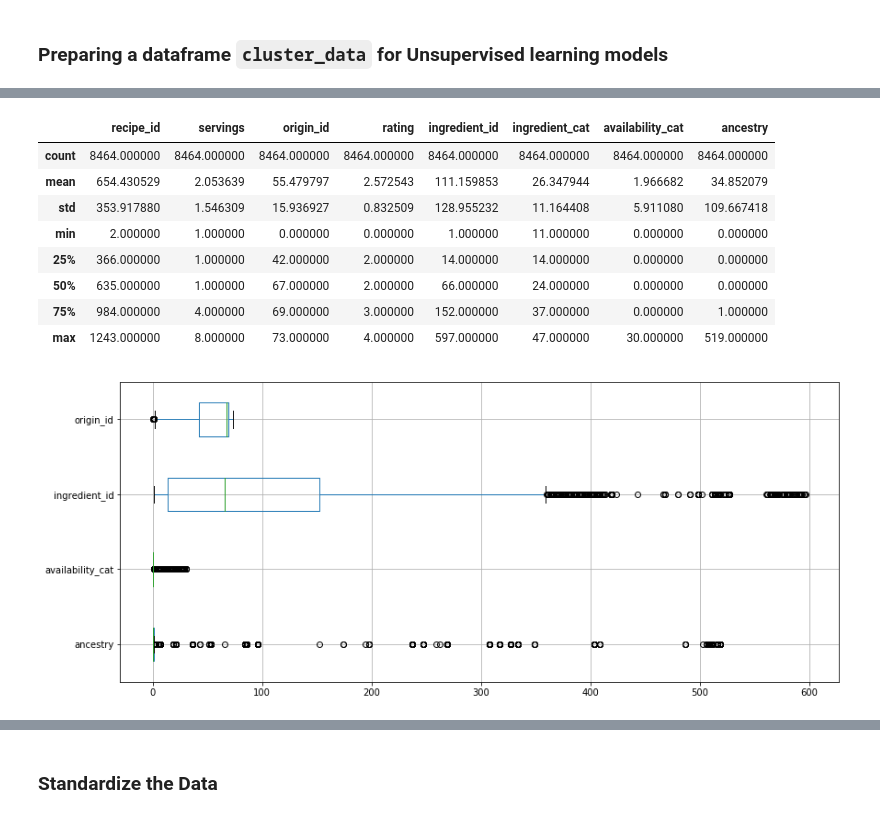
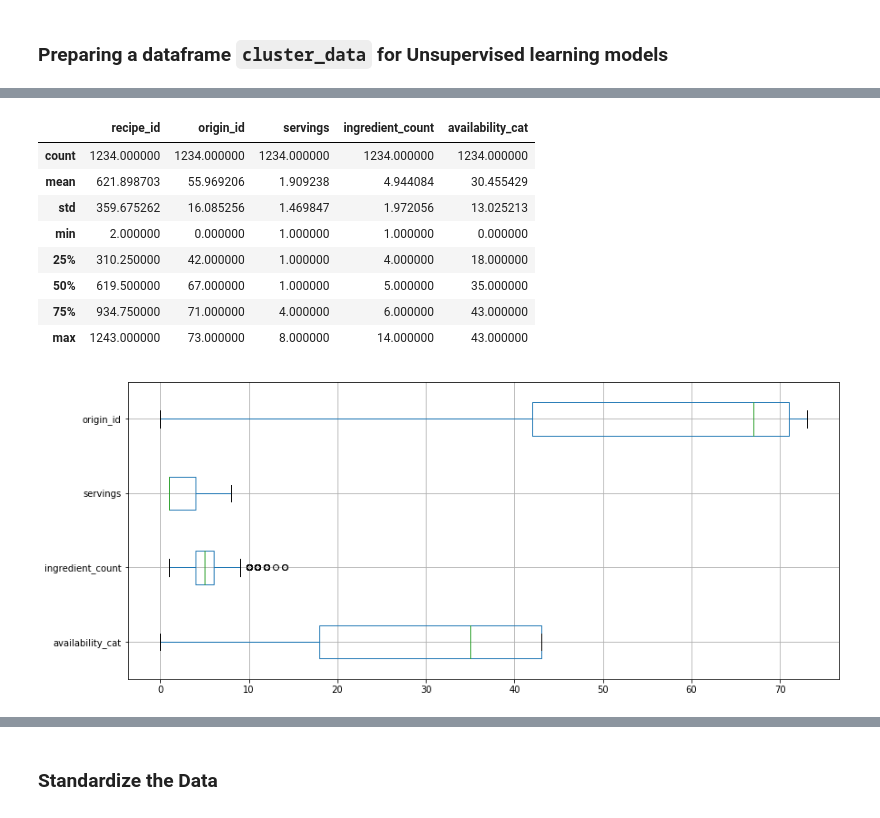
Before and after one commit to rezaadle/food-mama-project, a Jupyter notebook: mama-test.ipynb, the cells around one changed output, grey strips where cells are left out. Cells and saved outputs as stored; diff of their text form; code cells hidden in the pictures.

Commit message:
Reorder availability category

```diff
--- a/mama-test.ipynb
+++ b/mama-test.ipynb
@@ -76,0 +71,3 @@ converted.head()
+# %%
+seasoning_categories = [18, 34, 37, 38, 39, 41, 42, 44, 45]
+df = converted[converted['category_id'].apply(lambda x: x not in seasoning_categories)]
@@ -77,5 +76,5 @@ converted.head()
 # %%
-cluster_data = converted.loc[:, ['title', 'recipe_id', 'servings', 'origin_id', 'rating', 'food_id', 'category_id', 'availability_cat', 'ancestry']]
-cluster_data.rename(columns={'title':'recipe_title', 'food_id':'ingredient_id', 'category_id':'ingredient_cat'}, inplace=True)
-cluster_data.head(10)
+df = df.loc[:, ['title','recipe_id','origin_id','servings','name','food_id','category_id','availability','availability_cat']]
+df.rename(columns={'title':'recipe_title', 'food_id':'ingredient_id', 'category_id':'ingredient_cat'}, inplace=True)
+df.head(10)
 # %% [output]
@@ -92,0 +94,5 @@ cluster_data.head(10)
+# %%
+#df.groupby(['recipe_title','origin_id','servings'])['ingredient_id','availability_cat'].count()
+cluster_data = df.groupby(['recipe_id','origin_id','servings'])['ingredient_id','availability_cat'].count().reset_index()
+cluster_data.loc[:,'availability_cat'] = [elm[1] for elm in df.groupby('recipe_id')['availability_cat'].value_counts().keys().tolist()]
+cluster_data.rename(columns={'ingredient_id': 'ingredient_count'}, inplace=True)
@@ -93,18 +108,18 @@ cluster_data.head(10)
 # %%
 cluster_data.describe()
 # %% [output]
-|  | recipe_id | servings | origin_id | rating | ingredient_id | ingredient_cat | availability_cat | ancestry |
-| count | 8464.000000 | 8464.000000 | 8464.000000 | 8464.000000 | 8464.000000 | 8464.000000 | 8464.000000 | 8464.000000 |
-| mean | 654.430529 | 2.053639 | 55.479797 | 2.572543 | 111.159853 | 26.347944 | 1.966682 | 34.852079 |
-| std | 353.917880 | 1.546309 | 15.936927 | 0.832509 | 128.955232 | 11.164408 | 5.911080 | 109.667418 |
-| min | 2.000000 | 1.000000 | 0.000000 | 0.000000 | 1.000000 | 11.000000 | 0.000000 | 0.000000 |
-| 25% | 366.000000 | 1.000000 | 42.000000 | 2.000000 | 14.000000 | 14.000000 | 0.000000 | 0.000000 |
-| 50% | 635.000000 | 1.000000 | 67.000000 | 2.000000 | 66.000000 | 24.000000 | 0.000000 | 0.000000 |
-| 75% | 984.000000 | 4.000000 | 69.000000 | 3.000000 | 152.000000 | 37.000000 | 0.000000 | 1.000000 |
-| max | 1243.000000 | 8.000000 | 73.000000 | 4.000000 | 597.000000 | 47.000000 | 30.000000 | 519.000000 |
+|  | recipe_id | origin_id | servings | ingredient_count | availability_cat |
+| count | 1234.000000 | 1234.000000 | 1234.000000 | 1234.000000 | 1234.000000 |
+| mean | 621.898703 | 55.969206 | 1.909238 | 4.944084 | 30.455429 |
+| std | 359.675262 | 16.085256 | 1.469847 | 1.972056 | 13.025213 |
+| min | 2.000000 | 0.000000 | 1.000000 | 1.000000 | 0.000000 |
+| 25% | 310.250000 | 42.000000 | 1.000000 | 4.000000 | 18.000000 |
+| 50% | 619.500000 | 67.000000 | 1.000000 | 5.000000 | 35.000000 |
+| 75% | 934.750000 | 71.000000 | 4.000000 | 6.000000 | 43.000000 |
+| max | 1243.000000 | 73.000000 | 8.000000 | 14.000000 | 43.000000 |
 # %%
 #plt.boxplot(cluster_data.iloc[:, 1:].T.to_numpy())
-cluster_data.boxplot(column=['ancestry','availability_cat','ingredient_id','origin_id'], vert=False, figsize=(14,6))
+cluster_data.boxplot(column=['availability_cat','ingredient_count','servings','origin_id'], vert=False, figsize=(14,6))
 plt.show()
 # %% [output]
-[figure, old version]
+[figure, new version]
```
Also changed, not shown: parts of 22 cells of this notebook, 2 other files.
